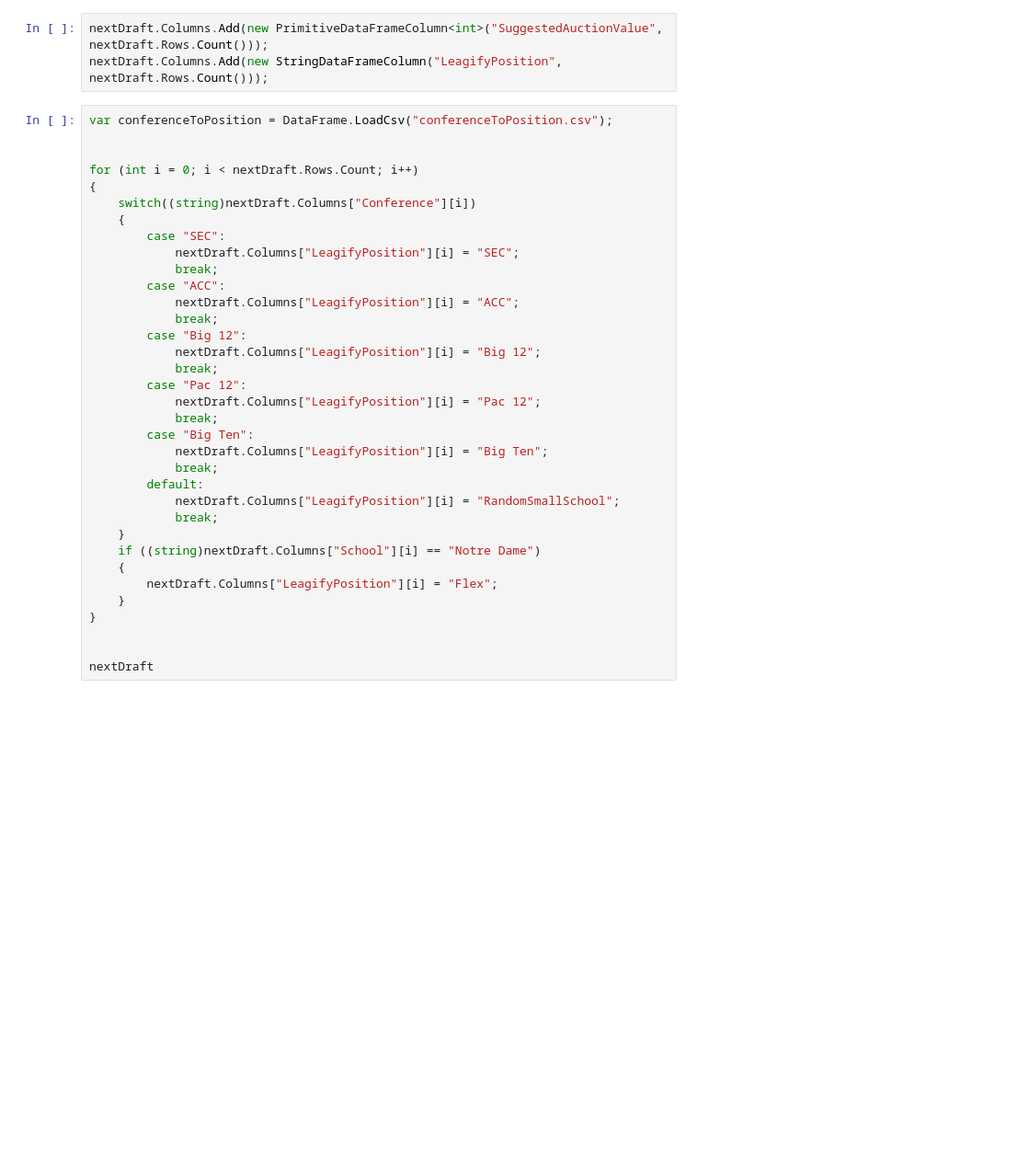
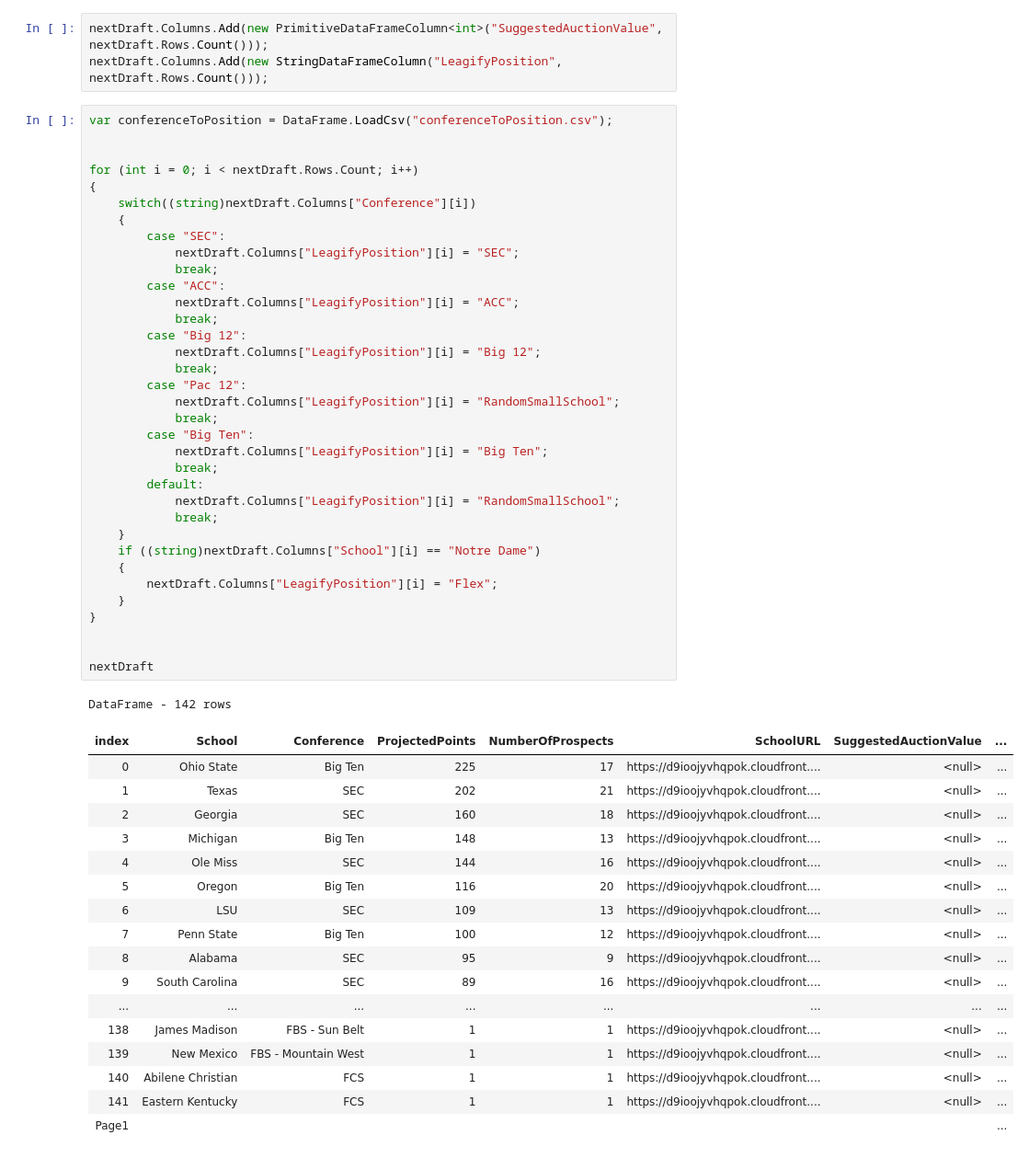
Before and after one commit to zo0o0ot/leagify-auction-preparer, a Jupyter notebook: leagify-draft-auction-valuer.ipynb, the cells around one changed output. Shown: that part at 92% size. Cells and saved outputs as stored; diff of their text form; blank space fills up the shorter version.

```diff
--- a/leagify-draft-auction-valuer.ipynb
+++ b/leagify-draft-auction-valuer.ipynb
@@ -34,34 +52,53 @@ var conferenceToPosition = DataFrame.LoadCsv("conferenceToPosition.csv");
 for (int i = 0; i < nextDraft.Rows.Count; i++)
 {
     switch((string)nextDraft.Columns["Conference"][i])
     {
         case "SEC":
             nextDraft.Columns["LeagifyPosition"][i] = "SEC";
             break;
         case "ACC":
             nextDraft.Columns["LeagifyPosition"][i] = "ACC";
             break;
         case "Big 12":
             nextDraft.Columns["LeagifyPosition"][i] = "Big 12";
             break;
         case "Pac 12":
-            nextDraft.Columns["LeagifyPosition"][i] = "Pac 12";
+            nextDraft.Columns["LeagifyPosition"][i] = "RandomSmallSchool";
             break;
         case "Big Ten":
             nextDraft.Columns["LeagifyPosition"][i] = "Big Ten";
             break;
         default:
             nextDraft.Columns["LeagifyPosition"][i] = "RandomSmallSchool";
             break;
     }
     if ((string)nextDraft.Columns["School"][i] == "Notre Dame")
     {
         nextDraft.Columns["LeagifyPosition"][i] = "Flex";
     }
 }
 
 
 nextDraft
+# %% [output]
+DataFrame - 142 rows
+| index | School | Conference | ProjectedPoints | NumberOfProspects | SchoolURL | SuggestedAuctionValue | ... |
+| 0 | Ohio State | Big Ten | 225 | 17 | https://d9ioojyvhqpok.cloudfront.... | <null> | ... |
+| 1 | Texas | SEC | 202 | 21 | https://d9ioojyvhqpok.cloudfront.... | <null> | ... |
+| 2 | Georgia | SEC | 160 | 18 | https://d9ioojyvhqpok.cloudfront.... | <null> | ... |
+| 3 | Michigan | Big Ten | 148 | 13 | https://d9ioojyvhqpok.cloudfront.... | <null> | ... |
+| 4 | Ole Miss | SEC | 144 | 16 | https://d9ioojyvhqpok.cloudfront.... | <null> | ... |
+| 5 | Oregon | Big Ten | 116 | 20 | https://d9ioojyvhqpok.cloudfront.... | <null> | ... |
+| 6 | LSU | SEC | 109 | 13 | https://d9ioojyvhqpok.cloudfront.... | <null> | ... |
+| 7 | Penn State | Big Ten | 100 | 12 | https://d9ioojyvhqpok.cloudfront.... | <null> | ... |
+| 8 | Alabama | SEC | 95 | 9 | https://d9ioojyvhqpok.cloudfront.... | <null> | ... |
+| 9 | South Carolina | SEC | 89 | 16 | https://d9ioojyvhqpok.cloudfront.... | <null> | ... |
+| ... | ... | ... | ... | ... | ... | ... | ... |
+| 138 | James Madison | FBS - Sun Belt | 1 | 1 | https://d9ioojyvhqpok.cloudfront.... | <null> | ... |
+| 139 | New Mexico | FBS - Mountain West | 1 | 1 | https://d9ioojyvhqpok.cloudfront.... | <null> | ... |
+| 140 | Abilene Christian | FCS | 1 | 1 | https://d9ioojyvhqpok.cloudfront.... | <null> | ... |
+| 141 | Eastern Kentucky | FCS | 1 | 1 | https://d9ioojyvhqpok.cloudfront.... | <null> | ... |
+| Page1 |  |  |  |  |  |  | ... |
 # %%
 nextDraft.Columns.Add(new PrimitiveDataFrameColumn<double>("ProjectedPointsAboveAverage", nextDraft.Rows.Count()));
 nextDraft.Columns.Add(new PrimitiveDataFrameColumn<double>("ProjectedPointsAboveReplacement", nextDraft.Rows.Count()));
```
Also changed, not shown: parts of 6 cells of this notebook, 2 other files.
